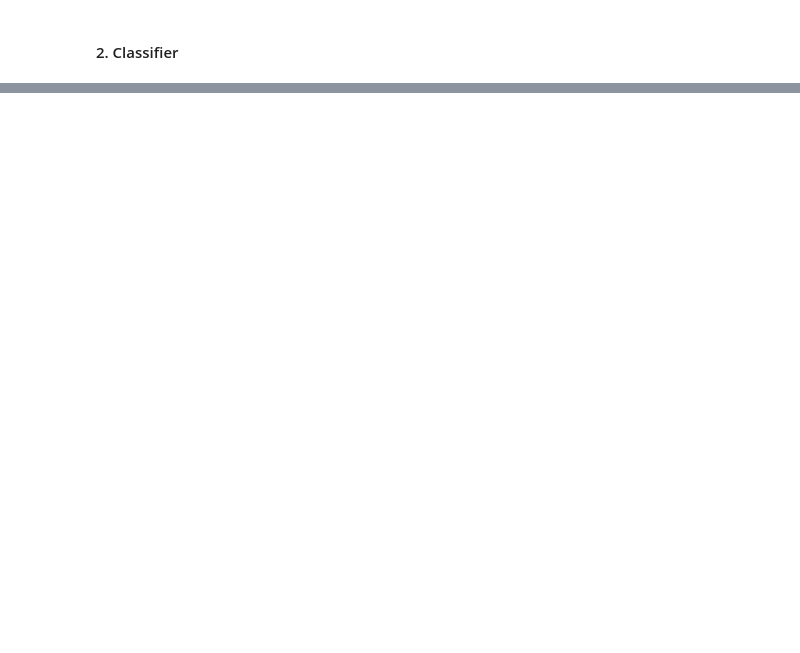
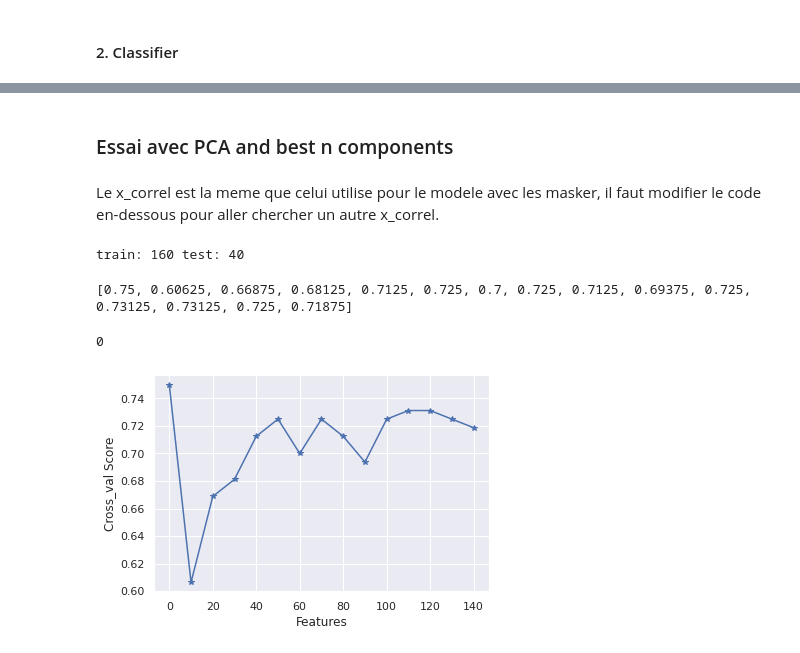
Before and after one commit to Xanthylajoie/sex_diff, a Jupyter notebook: Final_sexdiff_code.ipynb, the cells around one changed output, grey strips where cells are left out. Drawn from its saved outputs; the diff is of its cells as text; code cells hidden in the pictures; blank space fills up the shorter version.

```diff
--- a/Final_sexdiff_code.ipynb
+++ b/Final_sexdiff_code.ipynb
@@ -179,0 +177,50 @@ coef_reshape
+# %% [markdown]
+### Essai avec PCA and best n components
+# %% [markdown]
+Le x_correl est la meme que celui utilise pour le modele avec les masker, il faut modifier le code en-dessous pour aller chercher un autre x_correl.
+# %%
+# split the sample o training/test with a 80/20 % ratio
+# and stratify sex by class, also shuffle the data
+
+X_train, X_test, y_train, y_test = train_test_split(
+                                                    x_correl,  # x
+                                                    y_sex,       # y
+                                                    test_size = 0.2, # 80%/20% split
+                                                    shuffle = True,  #shuffle dataset before splitting
+                                                    stratify = y_sex,  # keep distribution of sex_class consistent between train and test sets
+                                                    random_state = 123) #same shuffle each time
+
+print('train:', len(X_train),'test:', len(X_test))
+
+
+# comparing different # of features for find how many explain the most variance
+
+score = []
+max_feature = int(0.9*len(X_train))
+n_components_range = range(0, max_feature, 10) # A range of different values for n_components
+
+for n_comp in tqdm(n_components_range):
+    if n_comp == 0:
+        model = LinearSVC(max_iter=2000)
+    else:
+        model = Pipeline([
+            ('feature_selection', PCA(n_comp)),
+            ('prediction', LinearSVC(max_iter=2000))
+                      ])
+    #score = cross_val_score(model, X_train, y_train, cv=10)
+    score.append(cross_val_score(model, X_train, y_train, cv=10, n_jobs = 3).mean())
+
+
+print(score)
+x = list(n_components_range)
+plt.plot(x,score, color = "b", marker = "*")
+plt.xlabel("Features")
+plt.ylabel("Cross_val Score")
+
+best_ncomp = n_components_range[np.array(score).argmax()]
+best_ncomp
+# %% [output]
+train: 160 test: 40
+[0.75, 0.60625, 0.66875, 0.68125, 0.7125, 0.725, 0.7, 0.725, 0.7125, 0.69375, 0.725, 0.73125, 0.73125, 0.725, 0.71875]
+0
+[figure, added]
```
Also changed, not shown: parts of 19 cells of this notebook.
